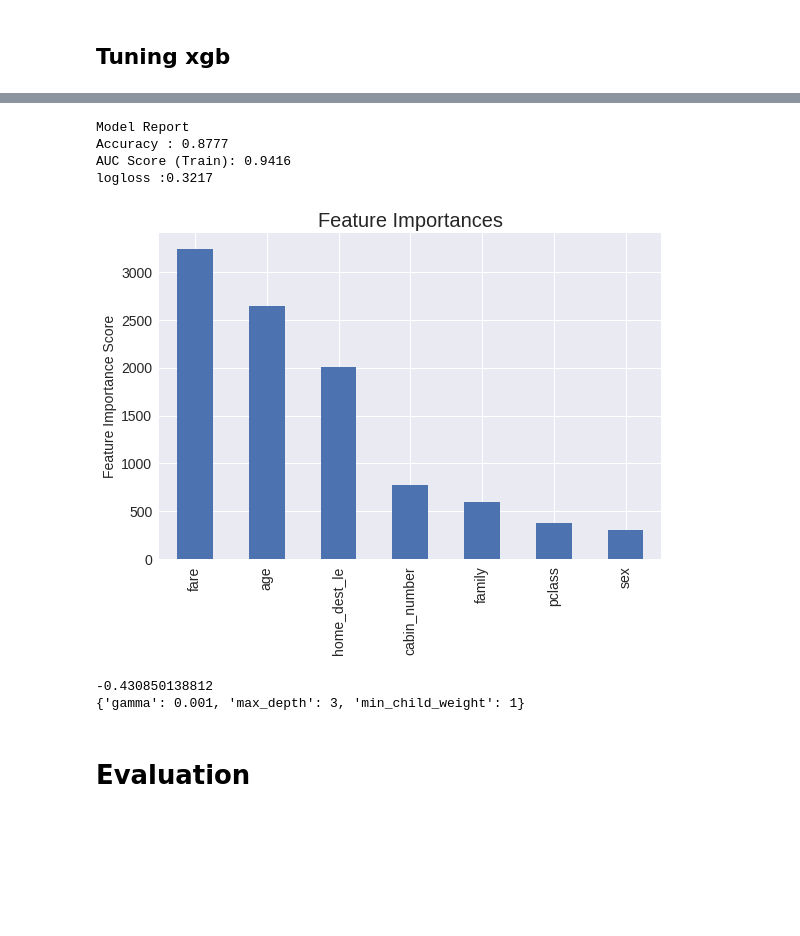
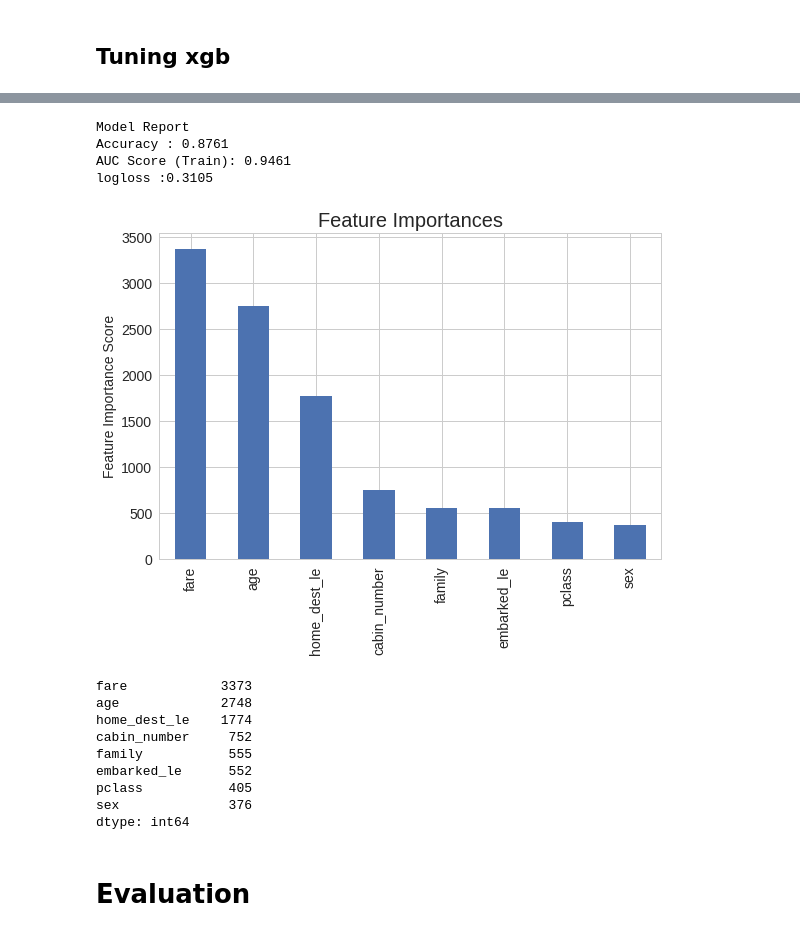
Before and after one commit to PrabhatCS/portfolio, a Jupyter notebook: eda_ml.ipynb, the cells around one changed output, grey strips where cells are left out. Drawn from its saved outputs; the diff is of its cells as text; code cells hidden in the pictures; blank space fills up the shorter version.

```diff
--- a/eda_ml.ipynb
+++ b/eda_ml.ipynb
@@ -341,13 +353,0 @@ display(pd.pivot_table(train, index = ["sex"]))
-# %%
-# Convert the male and female groups to integer form
-
-train["sex"][train["sex"] == "male"] = 0
-train["sex"][train["sex"] == "female"] = 1
-
-# Impute the Embarked variable
-train["embarked"] = train["embarked"].fillna("S")
-
-# Convert the Embarked classes to integer form
-train["embarked"][train["embarked"] == "S"] = 0
-train["embarked"][train["embarked"] == "C"] = 1
-train["embarked"][train["embarked"] == "Q"] = 2
@@ -400,7 +369,8 @@ Could use pclass over encoded class as different columns, under tree-based algor
 # %%
 train_processed = train_processed[train_processed.fare.notnull()]
 train_processed['sex'] = train_processed['sex'].astype('int')
-feature_columns_to_use =  ["age", "family", "pclass", 'sex', 'fare', 'cabin_letter_le', 'cabin_number', 'home_dest_le']
+#train_processed['embarked'] = train_processed['embarked'].astype('int')
+feature_columns_to_use =  ['age', 'family', 'pclass', 'embarked_le','sex', 'fare', 'cabin_letter_le', 'cabin_number', 'home_dest_le']
 # %%
 train_processed.info()
 # %% [output]
@@ -562,6 +530,7 @@ def modelfit(alg, dtrain, predictors, target, useTrainCV=True, cv_folds=3, early
     feat_imp.plot(kind='bar', title='Feature Importances')
     plt.ylabel('Feature Importance Score')
     plt.show()
+    return feat_imp
 # %%
 model_xgb1 = XGBClassifier(
  learning_rate =0.01,
@@ -577,6 +546,6 @@ model_xgb1 = XGBClassifier(
  scale_pos_weight=1,
  seed=27)
 
-modelfit(model_xgb1, train_processed, feature_columns_to_use, target = 'survived')
+top_features = modelfit(model_xgb1, train_processed, feature_columns_to_use, target = 'survived')[:-1]
 # %% [output]
 Model Report
@@ -587,16 +556,25 @@ logloss :0.3219
 # %%
 model_xgb1 = XGBClassifier(learning_rate =0.01, n_estimators=1000,
                              max_depth=9, min_child_weight=5,
                              gamma=0.00, subsample=0.9,
                              colsample_bytree=0.8, reg_alpha=0.05,
                              objective= 'binary:logistic', nthread=4,
                              scale_pos_weight=1, seed=27)
 
-modelfit(model_xgb1, train_processed, ['age', 'pclass', 'family', 'sex', 'fare', 'cabin_number', 'home_dest_le'],
+modelfit(model_xgb1, train_processed, top_features.index,
          target = 'survived')
 # %% [output]
 Model Report
-Accuracy : 0.8777
-AUC Score (Train): 0.9416
-logloss :0.3217
+Accuracy : 0.8761
+AUC Score (Train): 0.9461
+logloss :0.3105
-[figure, old version]
+[figure, new version]
+fare            3373
+age             2748
+home_dest_le    1774
+cabin_number     752
+family           555
+embarked_le      552
+pclass           405
+sex              376
+dtype: int64
@@ -613,9 +581,3 @@ xgb_mod = optimized_GBM.fit(train_x[['age', 'pclass', 'family', 'sex', 'fare', '
-# %%
-print(optimized_GBM.best_score_)
-print(optimized_GBM.best_params_)
-# %% [output]
--0.430850138812
-{'gamma': 0.001, 'max_depth': 3, 'min_child_weight': 1}
 # %% [markdown]
 # Evaluation
 # %% [markdown]
```
Also changed, not shown: parts of 40 cells of this notebook.
